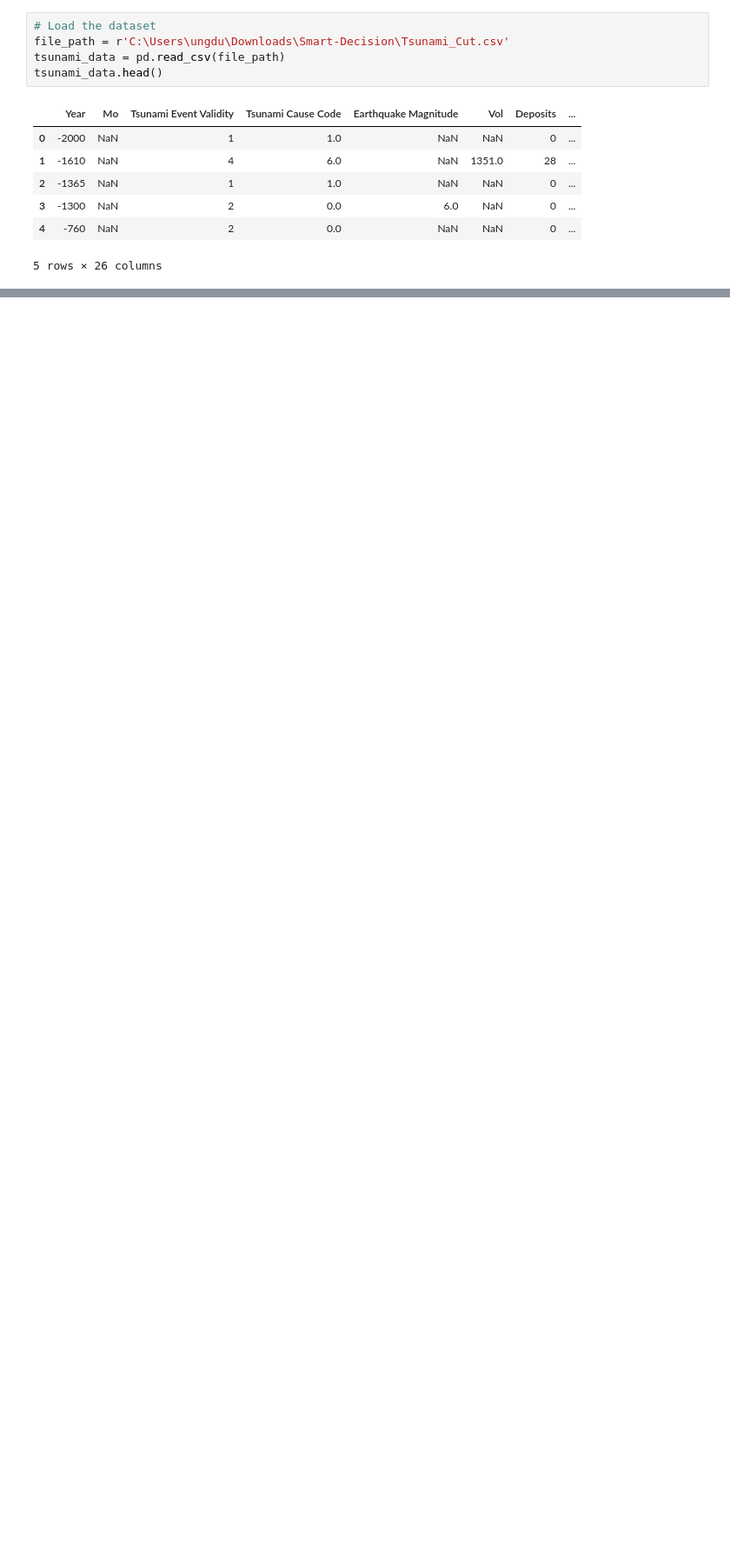
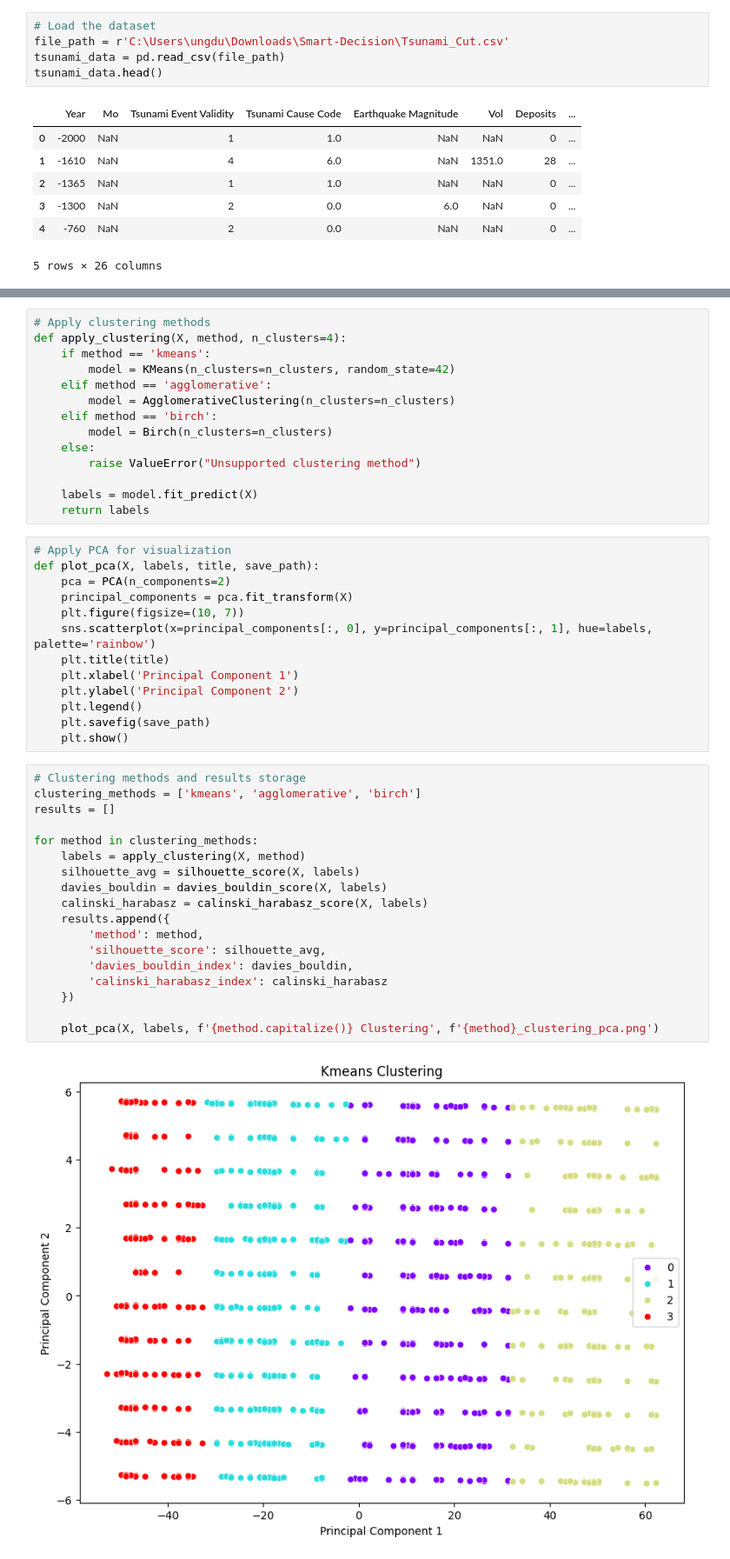
Before and after one commit to PhamThuyDung-GitHub/Smart-Decision, a Jupyter notebook: Tsunami_clustering.ipynb, the cells around one changed output, grey strips where cells are left out. Shown at 87% size. Cells and saved outputs as stored; diff of their text form; blank space fills up the shorter version.

```diff
--- a/Tsunami_clustering.ipynb
+++ b/Tsunami_clustering.ipynb
@@ -91,0 +38,47 @@ country_aggregated_full[['Country', 'Earthquake Magnitude', 'Maximum Water Heigh
+# %%
+# Apply clustering methods
+def apply_clustering(X, method, n_clusters=4):
+    if method == 'kmeans':
+        model = KMeans(n_clusters=n_clusters, random_state=42)
+    elif method == 'agglomerative':
+        model = AgglomerativeClustering(n_clusters=n_clusters)
+    elif method == 'birch':
+        model = Birch(n_clusters=n_clusters)
+    else:
+        raise ValueError("Unsupported clustering method")
+
+    labels = model.fit_predict(X)
+    return labels
+# %%
+# Apply PCA for visualization
+def plot_pca(X, labels, title, save_path):
+    pca = PCA(n_components=2)
+    principal_components = pca.fit_transform(X)
+    plt.figure(figsize=(10, 7))
+    sns.scatterplot(x=principal_components[:, 0], y=principal_components[:, 1], hue=labels, palette='rainbow')
+    plt.title(title)
+    plt.xlabel('Principal Component 1')
+    plt.ylabel('Principal Component 2')
+    plt.legend()
+    plt.savefig(save_path)
+    plt.show()
+# %%
+# Clustering methods and results storage
+clustering_methods = ['kmeans', 'agglomerative', 'birch']
+results = []
+
+for method in clustering_methods:
+    labels = apply_clustering(X, method)
+    silhouette_avg = silhouette_score(X, labels)
+    davies_bouldin = davies_bouldin_score(X, labels)
+    calinski_harabasz = calinski_harabasz_score(X, labels)
+    results.append({
+        'method': method,
+        'silhouette_score': silhouette_avg,
+        'davies_bouldin_index': davies_bouldin,
+        'calinski_harabasz_index': calinski_harabasz
+    })
+
+    plot_pca(X, labels, f'{method.capitalize()} Clustering', f'{method}_clustering_pca.png')
+# %% [output]
+[figure, added]
```
Also changed, not shown: parts of 19 cells of this notebook, 8 other files.
